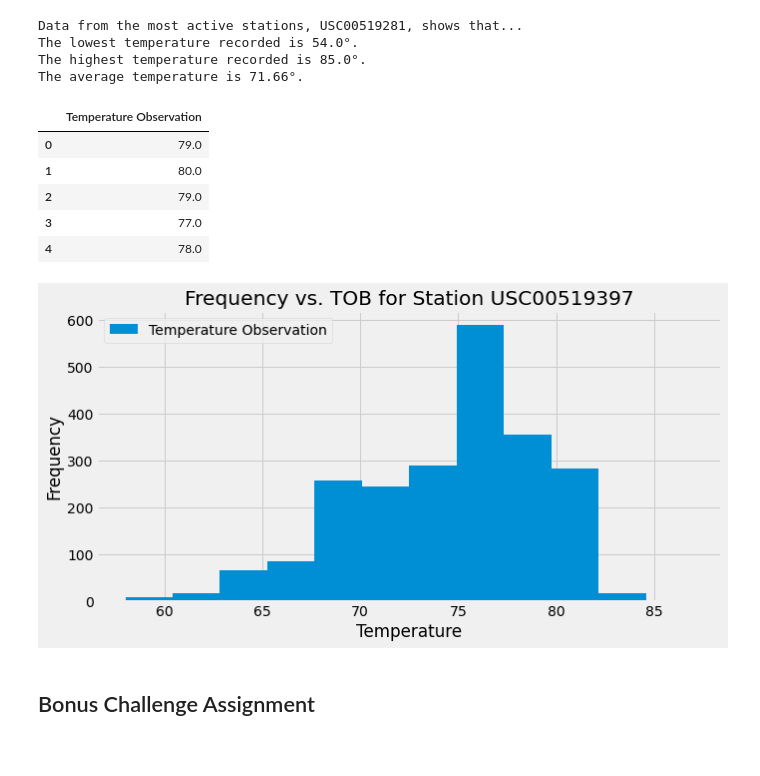
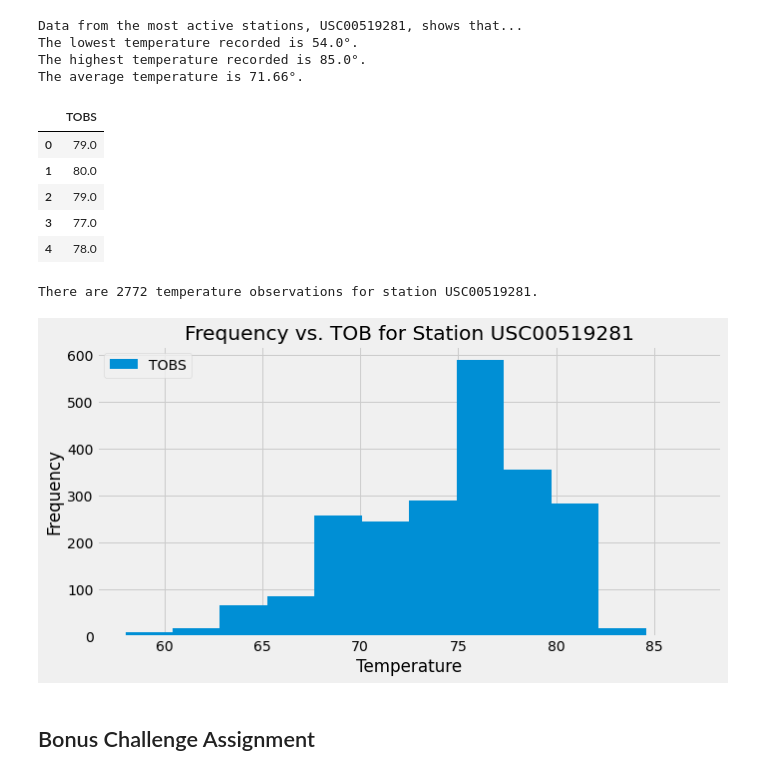
Before and after one commit to cveras33/climate-analysis-exploration, a Jupyter notebook: climate_starter.ipynb, the cells around one changed output. Drawn from its saved outputs; the diff is of its cells as text; code cells hidden in the pictures.

```diff
--- a/climate_starter.ipynb
+++ b/climate_starter.ipynb
@@ -159,34 +159,35 @@ The lowest temperature recorded is 54.0°.
 The highest temperature recorded is 85.0°.
 The average temperature is 71.66°.
 # %%
-# Choose the station with the highest number of temperature observations.
-highest_temp_obsv = session.query(Measurement.station, Measurement.tobs, func.count(Measurement.tobs)).\
-    group_by(Measurement.tobs).order_by(func.count(Measurement.tobs).desc()).first()
+# Query the count of temperature observations for the most active station.
+temp_obsv_count = session.query(func.count(Measurement.tobs)).filter((Measurement.station) == most_active).all()
+temp_obsv_count = temp_obsv_count[0][0]
 
 # Query the last 12 months of temperature observation data for this station and plot the results as a histogram
-highest_temp_obsv_station = highest_temp_obsv[0]
+last_year_temp_obsv = session.query(Measurement.tobs).filter(Measurement.date >= year_from_last_data_point).all()
 
-last_year_temp_obsv = session.query(Measurement.tobs). \
-    filter(Measurement.date >= year_from_last_data_point).all()
-
-last_year_temp_obsv_df = pd.DataFrame(last_year_temp_obsv, columns = ['Temperature Observation'])
+last_year_temp_obsv_df = pd.DataFrame(last_year_temp_obsv, columns = ['TOBS'])
 last_year_temp_obsv_df.head()
 # %% [output]
-|  | Temperature Observation |
+|  | TOBS |
 | 0 | 79.0 |
 | 1 | 80.0 |
 | 2 | 79.0 |
 | 3 | 77.0 |
 | 4 | 78.0 |
+# %%
+print(f"There are {temp_obsv_count} temperature observations for station {most_active}.")
+# %% [output]
+There are 2772 temperature observations for station USC00519281.
 # %%
 last_year_temp_obsv_df.plot.hist(bins = 12, figsize = (10,5))
 plt.legend(loc = "upper left")
 plt.xlabel("Temperature")
-plt.title(f"Frequency vs. TOB for Station {highest_temp_obsv_station}")
+plt.title(f"Frequency vs. TOB for Station {most_active}")
 plt.savefig("Images/tob_frequency")
 plt.show()
 # %% [output]
-[figure, old version]
+[figure, new version]
 # %% [markdown]
 ## Bonus Challenge Assignment
 # %%
```
Also changed, not shown: parts of 1 cell of this notebook, 2 other files.
